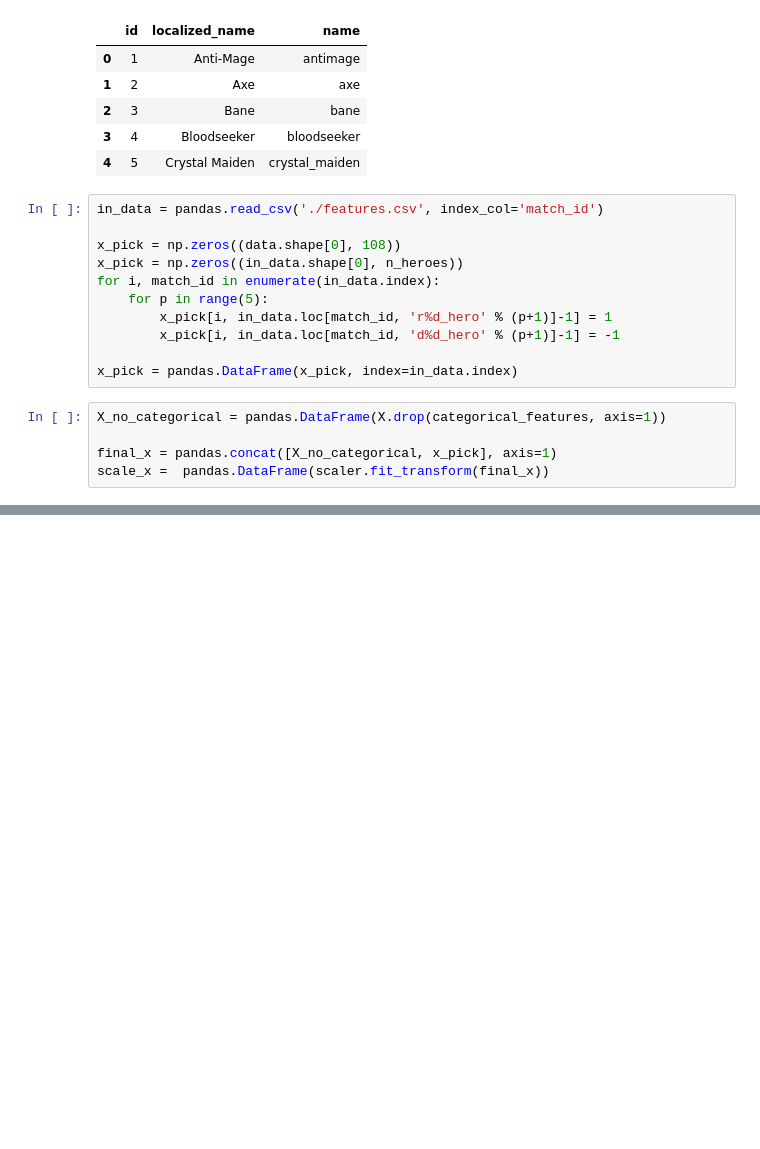
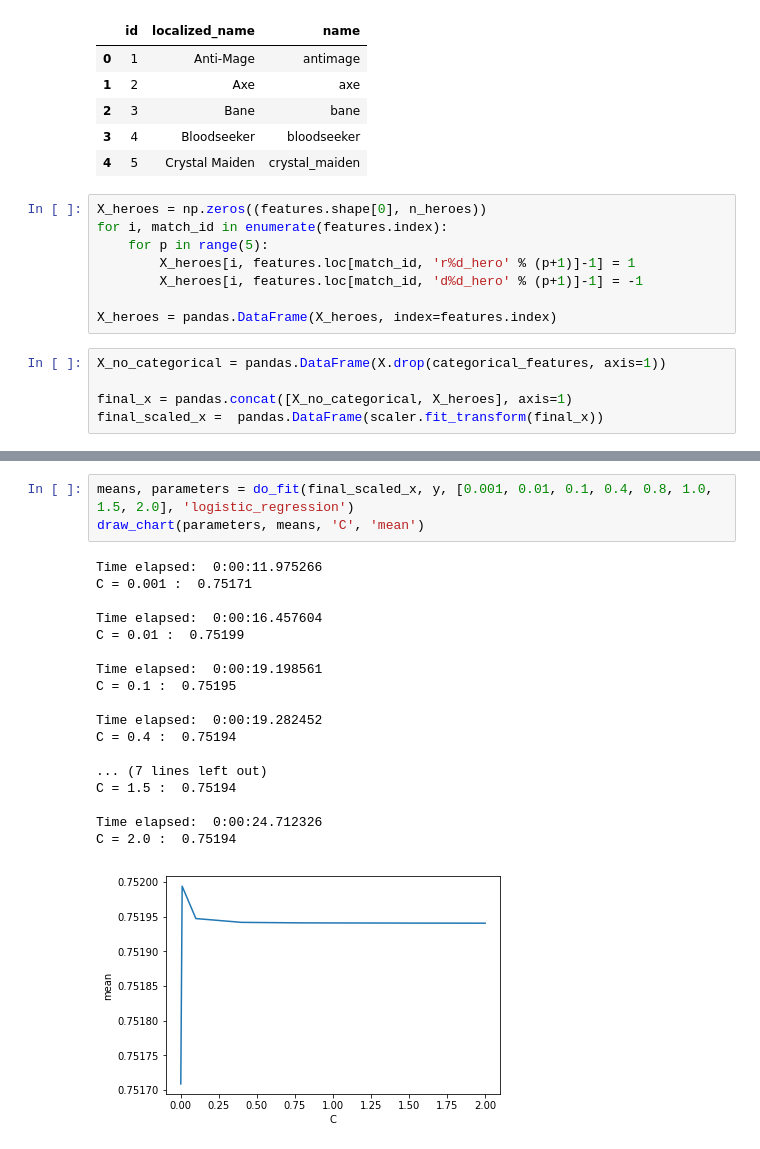
Before and after one commit to adrianoff/ml_coursera, a Jupyter notebook: open_curs/week7/Dota.ipynb, the cells around one changed output, grey strips where cells are left out. Saved outputs shown, nothing was run; the diff lists cells and outputs as text; blank space fills up the shorter version.

```diff
--- a/open_curs/week7/Dota.ipynb
+++ b/open_curs/week7/Dota.ipynb
@@ -233,18 +238,15 @@ heroes.head()
 | 3 | 4 | Bloodseeker | bloodseeker |
 | 4 | 5 | Crystal Maiden | crystal_maiden |
 # %%
-in_data = pandas.read_csv('./features.csv', index_col='match_id')
+X_heroes = np.zeros((features.shape[0], n_heroes))
+for i, match_id in enumerate(features.index):
+    for p in range(5):
+        X_heroes[i, features.loc[match_id, 'r%d_hero' % (p+1)]-1] = 1
+        X_heroes[i, features.loc[match_id, 'd%d_hero' % (p+1)]-1] = -1
 
-x_pick = np.zeros((data.shape[0], 108))
-x_pick = np.zeros((in_data.shape[0], n_heroes))
-for i, match_id in enumerate(in_data.index):
-    for p in range(5):
-        x_pick[i, in_data.loc[match_id, 'r%d_hero' % (p+1)]-1] = 1
-        x_pick[i, in_data.loc[match_id, 'd%d_hero' % (p+1)]-1] = -1
-
-x_pick = pandas.DataFrame(x_pick, index=in_data.index)
+X_heroes = pandas.DataFrame(X_heroes, index=features.index)
 # %%
 X_no_categorical = pandas.DataFrame(X.drop(categorical_features, axis=1))
 
-final_x = pandas.concat([X_no_categorical, x_pick], axis=1)
-scale_x =  pandas.DataFrame(scaler.fit_transform(final_x))
+final_x = pandas.concat([X_no_categorical, X_heroes], axis=1)
+final_scaled_x =  pandas.DataFrame(scaler.fit_transform(final_x))
@@ -291,0 +253,22 @@ Time elapsed:  0:00:17.603676
+# %%
+means, parameters = do_fit(final_scaled_x, y, [0.001, 0.01, 0.1, 0.4, 0.8, 1.0, 1.5, 2.0], 'logistic_regression')
+draw_chart(parameters, means, 'C', 'mean')
+# %% [output]
+Time elapsed:  0:00:11.975266
+C = 0.001 :  0.75171
+
+Time elapsed:  0:00:16.457604
+C = 0.01 :  0.75199
+
+Time elapsed:  0:00:19.198561
+C = 0.1 :  0.75195
+
+Time elapsed:  0:00:19.282452
+C = 0.4 :  0.75194
+
+... (7 lines left out)
+C = 1.5 :  0.75194
+
+Time elapsed:  0:00:24.712326
+C = 2.0 :  0.75194
+[figure, added]
```
Also changed, not shown: parts of 26 cells of this notebook.
